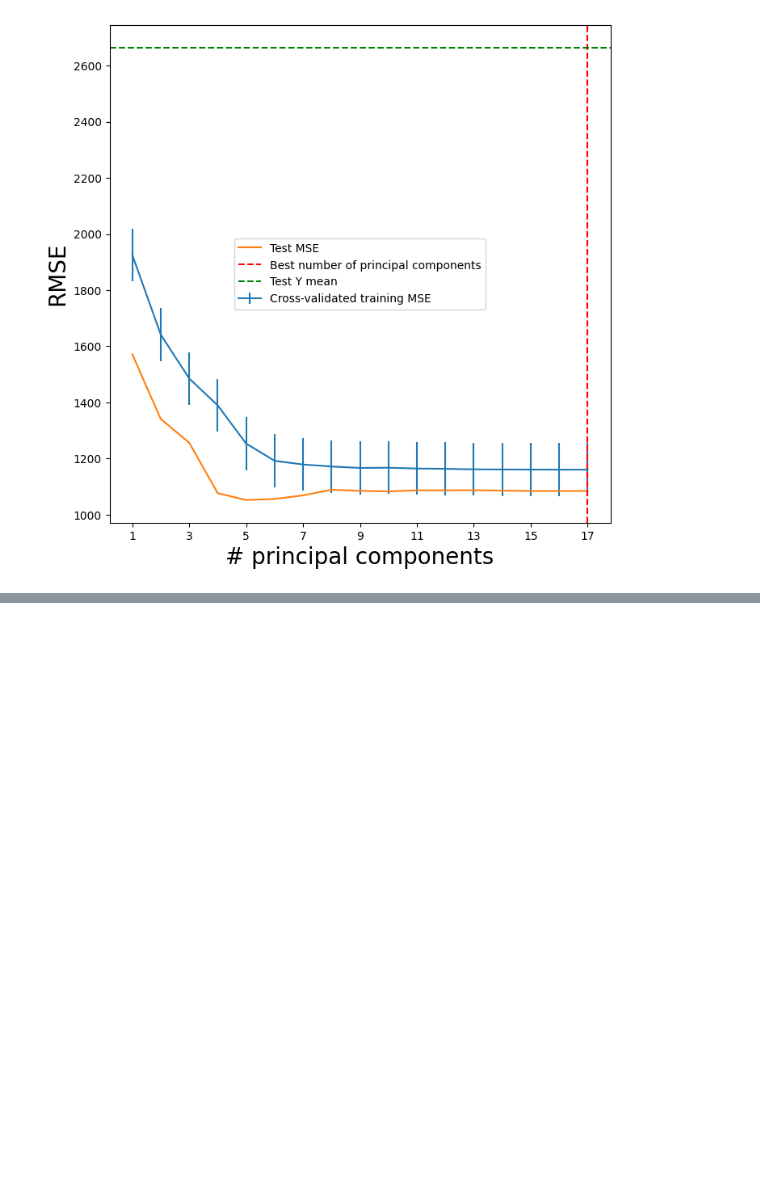
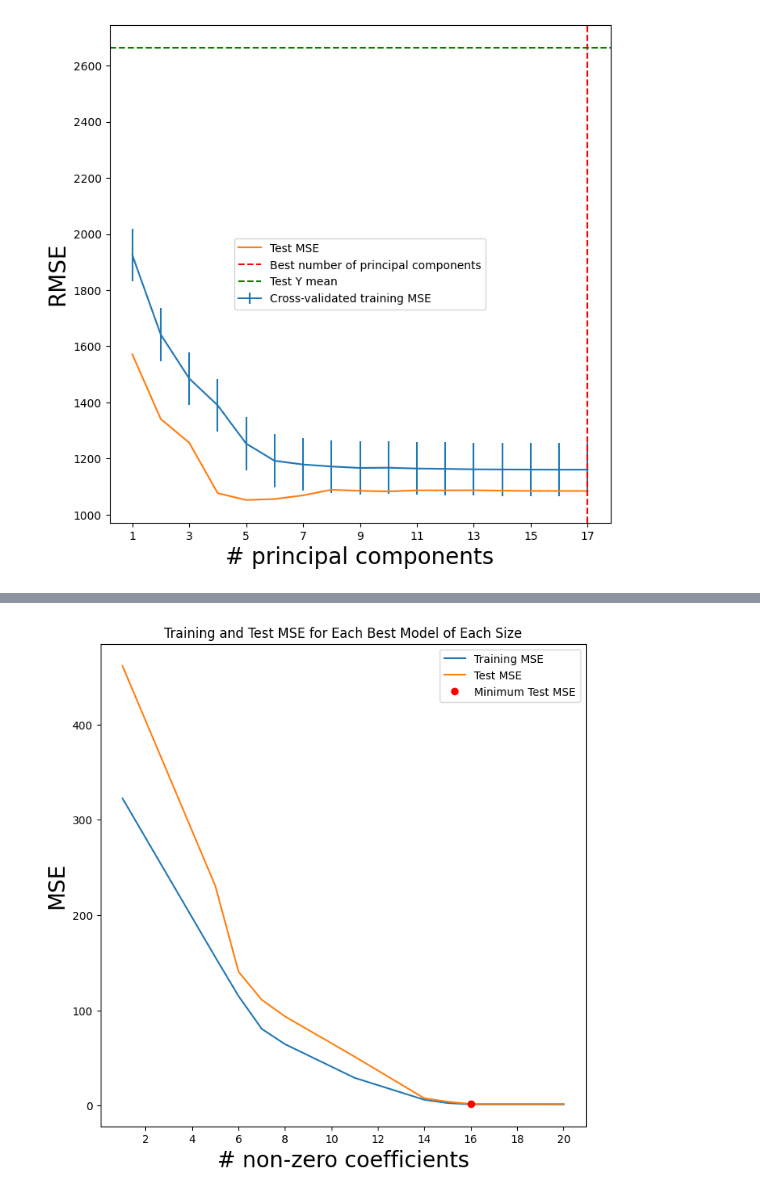
Before and after one commit to nhitran-00/ISL, a Jupyter notebook: chapter_6.ipynb, the cells around one changed output, grey strips where cells are left out. Saved outputs shown, nothing was run; the diff lists cells and outputs as text; code cells hidden in the pictures; blank space fills up the shorter version.

```diff
--- a/chapter_6.ipynb
+++ b/chapter_6.ipynb
@@ -814,0 +817,20 @@ Test RMSE (# components 4) = 1076.6903762569846
+# %%
+# 10.a
+p = 20
+n = 1000
+X_10 = np.random.normal(size=(n, p))
+
+betas_10 = np.zeros(p)
+n_zeroes = np.random.randint(1, int(0.4*p))
+ind_nonzero = np.random.choice(p, size=p - n_zeroes, replace=False)
+betas_10[ind_nonzero] = np.random.uniform(-10, 10, size=p - n_zeroes)
+Y_10 = X_10 @ betas_10 + np.random.normal(size=n)
+
+# 10.b
+X_10_train, X_10_test, Y_10_train, Y_10_test = skm.train_test_split(X_10, Y_10, test_size=900, random_state=0)
+# %%
+# 10.c
+# best subset selection using l0lbn
+path_10c = fit_path(X_10_train,
+                Y_10_train,
+                max_nonzeros=p)
@@ -814,0 +855,28 @@ Test RMSE (# components 4) = 1076.6903762569846
+# %%
+# 10.c - 10.d
+# calculate training and test MSE for each best model of each size
+training_MSE_10c = np.empty(len(path_10c))
+test_MSE_10c = np.empty(len(path_10c))
+non_zeros_10c = np.empty(len(path_10c))
+for i in range(len(path_10c)):
+    model_i = path_10c[i]
+    predictions = model_i['B0'] + X_10_train @ model_i['B']
+    training_MSE_10c[i] = np.mean((predictions-Y_10_train)**2)
+    predictions = model_i['B0'] + X_10_test @ model_i['B']
+    test_MSE_10c[i] = np.mean((predictions-Y_10_test)**2)
+    non_zeros_10c[i] = np.count_nonzero(model_i['B'])
+
+minimum_test_MSE_10c = path_10c[np.argmin(test_MSE_10c)]
+minimum_test_MSE_10c_nz_coef = np.count_nonzero(minimum_test_MSE_10c['B'])
+# plot training MSE for each best model of each size
+training_MSE_10c_fig, ax = subplots(figsize=(8, 8))
+ax.plot(non_zeros_10c, training_MSE_10c, label='Training MSE')
+ax.plot(non_zeros_10c, test_MSE_10c, label='Test MSE')
+ax.plot(minimum_test_MSE_10c_nz_coef, np.min(test_MSE_10c), 'ro', label='Minimum Test MSE')
+ax.set_xlabel('# non-zero coefficients', fontsize=20)
+ax.set_xticks(range(1, int(np.max(non_zeros_10c)+1))[1::2])
+ax.set_ylabel('MSE', fontsize=20)
+ax.set_title('Training and Test MSE for Each Best Model of Each Size')
+ax.legend();
+# %% [output]
+[figure, added]
```
Also changed, not shown: parts of 6 cells of this notebook.
